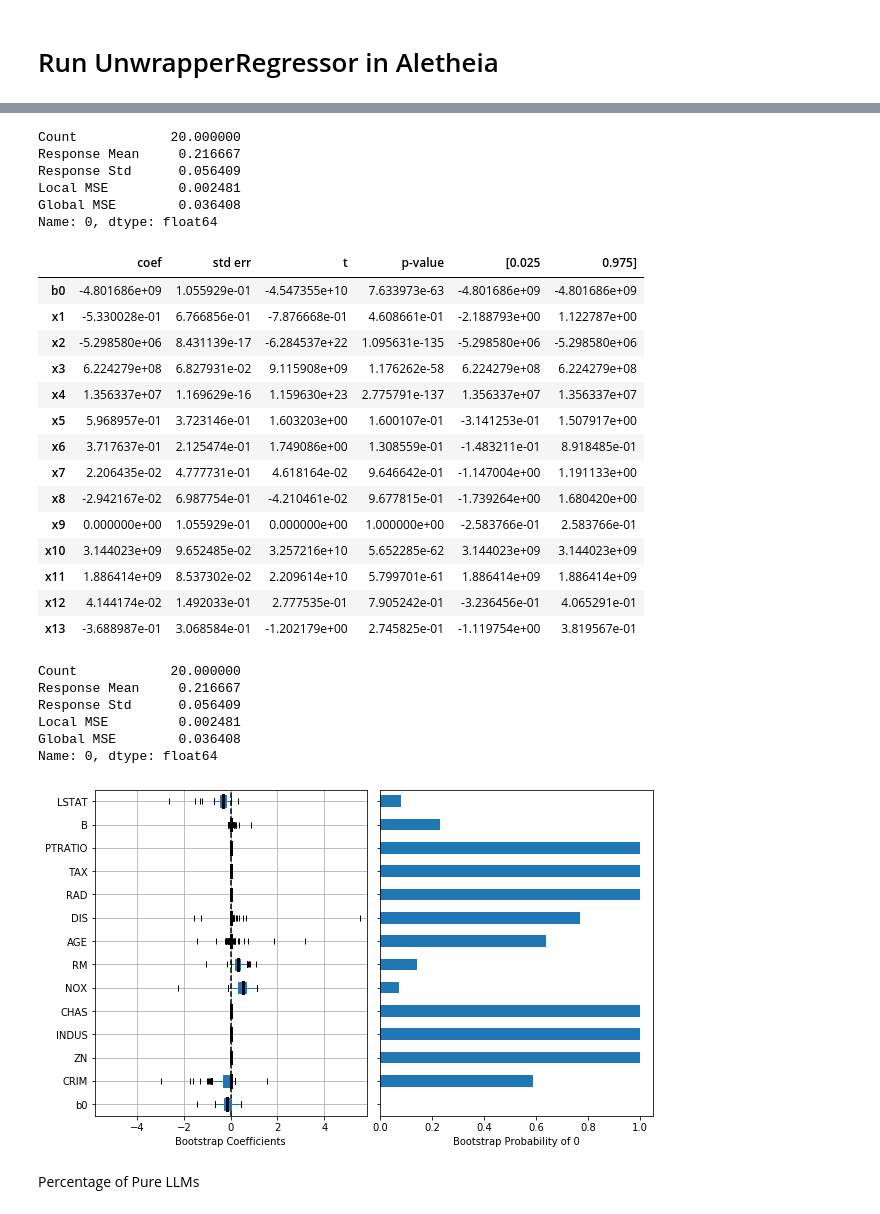
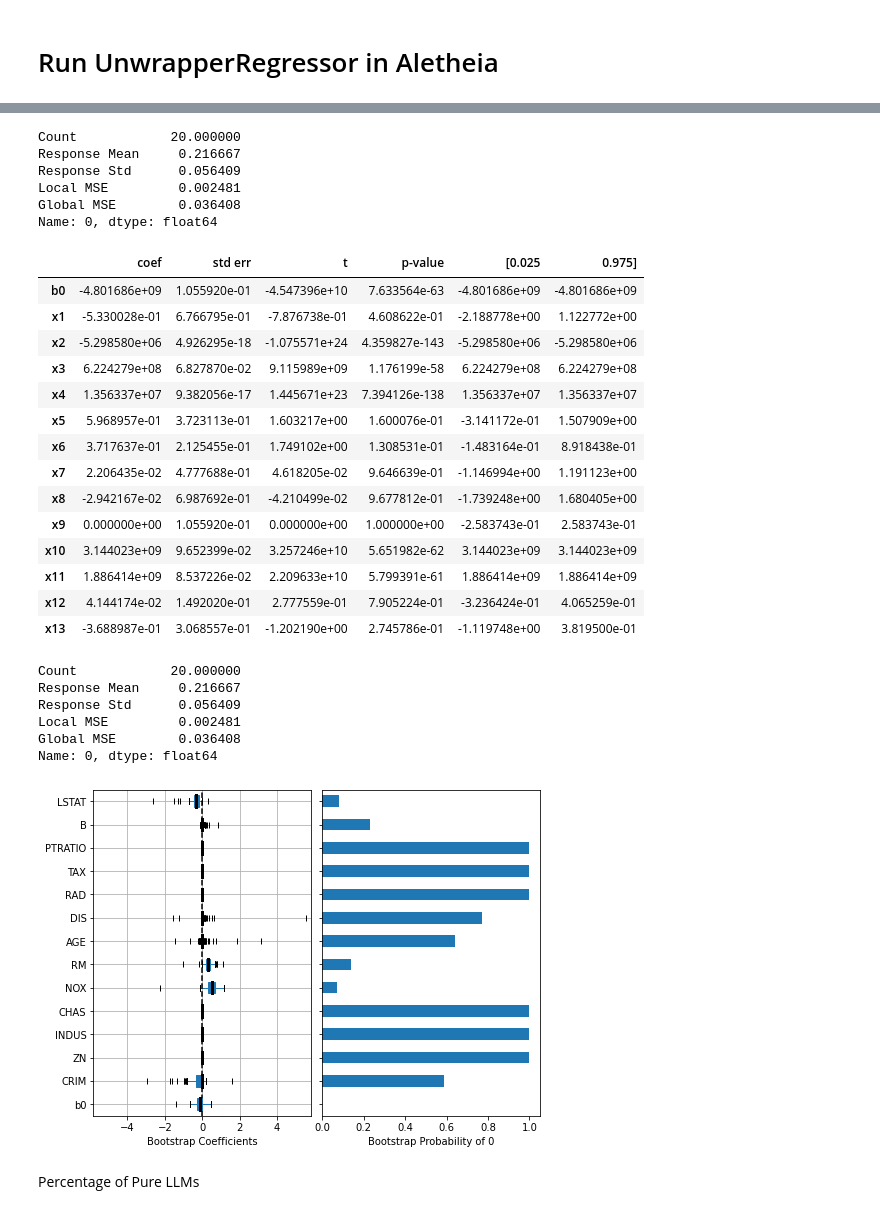
Before and after one commit to SelfExplainML/Aletheia, a Jupyter notebook: examples/BostonHouse.ipynb, the cells around one changed output, grey strips where cells are left out. Saved outputs shown, nothing was run; the diff lists cells and outputs as text; code cells hidden in the pictures.

```diff
--- a/examples/BostonHouse.ipynb
+++ b/examples/BostonHouse.ipynb
@@ -59,6 +59,5 @@ fig = clf.intercept_plot(feature_idx=[6, 13, 1, 10], nllms=50, figsize=(16, 4))
 # %%
-restable = clf.local_inference_wald(0)
-restable
+clf.local_inference_wald(0)
 # %% [output]
 Count            20.000000
 Response Mean     0.216667
@@ -67,30 +66,30 @@ Local MSE         0.002481
 Global MSE        0.036408
 Name: 0, dtype: float64
 |  | coef | std err | t | p-value | [0.025 | 0.975] |
-| b0 | -4.801686e+09 | 1.055929e-01 | -4.547355e+10 | 7.633973e-63 | -4.801686e+09 | -4.801686e+09 |
-| x1 | -5.330028e-01 | 6.766856e-01 | -7.876668e-01 | 4.608661e-01 | -2.188793e+00 | 1.122787e+00 |
-| x2 | -5.298580e+06 | 8.431139e-17 | -6.284537e+22 | 1.095631e-135 | -5.298580e+06 | -5.298580e+06 |
-| x3 | 6.224279e+08 | 6.827931e-02 | 9.115908e+09 | 1.176262e-58 | 6.224279e+08 | 6.224279e+08 |
-| x4 | 1.356337e+07 | 1.169629e-16 | 1.159630e+23 | 2.775791e-137 | 1.356337e+07 | 1.356337e+07 |
-| x5 | 5.968957e-01 | 3.723146e-01 | 1.603203e+00 | 1.600107e-01 | -3.141253e-01 | 1.507917e+00 |
-| x6 | 3.717637e-01 | 2.125474e-01 | 1.749086e+00 | 1.308559e-01 | -1.483211e-01 | 8.918485e-01 |
-| x7 | 2.206435e-02 | 4.777731e-01 | 4.618164e-02 | 9.646642e-01 | -1.147004e+00 | 1.191133e+00 |
-| x8 | -2.942167e-02 | 6.987754e-01 | -4.210461e-02 | 9.677815e-01 | -1.739264e+00 | 1.680420e+00 |
-| x9 | 0.000000e+00 | 1.055929e-01 | 0.000000e+00 | 1.000000e+00 | -2.583766e-01 | 2.583766e-01 |
-| x10 | 3.144023e+09 | 9.652485e-02 | 3.257216e+10 | 5.652285e-62 | 3.144023e+09 | 3.144023e+09 |
-| x11 | 1.886414e+09 | 8.537302e-02 | 2.209614e+10 | 5.799701e-61 | 1.886414e+09 | 1.886414e+09 |
-| x12 | 4.144174e-02 | 1.492033e-01 | 2.777535e-01 | 7.905242e-01 | -3.236456e-01 | 4.065291e-01 |
-| x13 | -3.688987e-01 | 3.068584e-01 | -1.202179e+00 | 2.745825e-01 | -1.119754e+00 | 3.819567e-01 |
+| b0 | -4.801686e+09 | 1.055920e-01 | -4.547396e+10 | 7.633564e-63 | -4.801686e+09 | -4.801686e+09 |
+| x1 | -5.330028e-01 | 6.766795e-01 | -7.876738e-01 | 4.608622e-01 | -2.188778e+00 | 1.122772e+00 |
+| x2 | -5.298580e+06 | 4.926295e-18 | -1.075571e+24 | 4.359827e-143 | -5.298580e+06 | -5.298580e+06 |
+| x3 | 6.224279e+08 | 6.827870e-02 | 9.115989e+09 | 1.176199e-58 | 6.224279e+08 | 6.224279e+08 |
+| x4 | 1.356337e+07 | 9.382056e-17 | 1.445671e+23 | 7.394126e-138 | 1.356337e+07 | 1.356337e+07 |
+| x5 | 5.968957e-01 | 3.723113e-01 | 1.603217e+00 | 1.600076e-01 | -3.141172e-01 | 1.507909e+00 |
+| x6 | 3.717637e-01 | 2.125455e-01 | 1.749102e+00 | 1.308531e-01 | -1.483164e-01 | 8.918438e-01 |
+| x7 | 2.206435e-02 | 4.777688e-01 | 4.618205e-02 | 9.646639e-01 | -1.146994e+00 | 1.191123e+00 |
+| x8 | -2.942167e-02 | 6.987692e-01 | -4.210499e-02 | 9.677812e-01 | -1.739248e+00 | 1.680405e+00 |
+| x9 | 0.000000e+00 | 1.055920e-01 | 0.000000e+00 | 1.000000e+00 | -2.583743e-01 | 2.583743e-01 |
+| x10 | 3.144023e+09 | 9.652399e-02 | 3.257246e+10 | 5.651982e-62 | 3.144023e+09 | 3.144023e+09 |
+| x11 | 1.886414e+09 | 8.537226e-02 | 2.209633e+10 | 5.799391e-61 | 1.886414e+09 | 1.886414e+09 |
+| x12 | 4.144174e-02 | 1.492020e-01 | 2.777559e-01 | 7.905224e-01 | -3.236424e-01 | 4.065259e-01 |
+| x13 | -3.688987e-01 | 3.068557e-01 | -1.202190e+00 | 2.745786e-01 | -1.119748e+00 | 3.819500e-01 |
 # %%
-fig = clf.local_inference_bootstrap(0)
+fig = clf.local_inference_bootstrap(0, figsize=(8, 6))
 # %% [output]
 Count            20.000000
 Response Mean     0.216667
 Response Std      0.056409
 Local MSE         0.002481
 Global MSE        0.036408
 Name: 0, dtype: float64
-[figure, old version]
+[figure, new version]
 # %% [markdown]
 Percentage of Pure LLMs
 # %%
```
Also changed, not shown: parts of 12 cells of this notebook, 1 other file.
